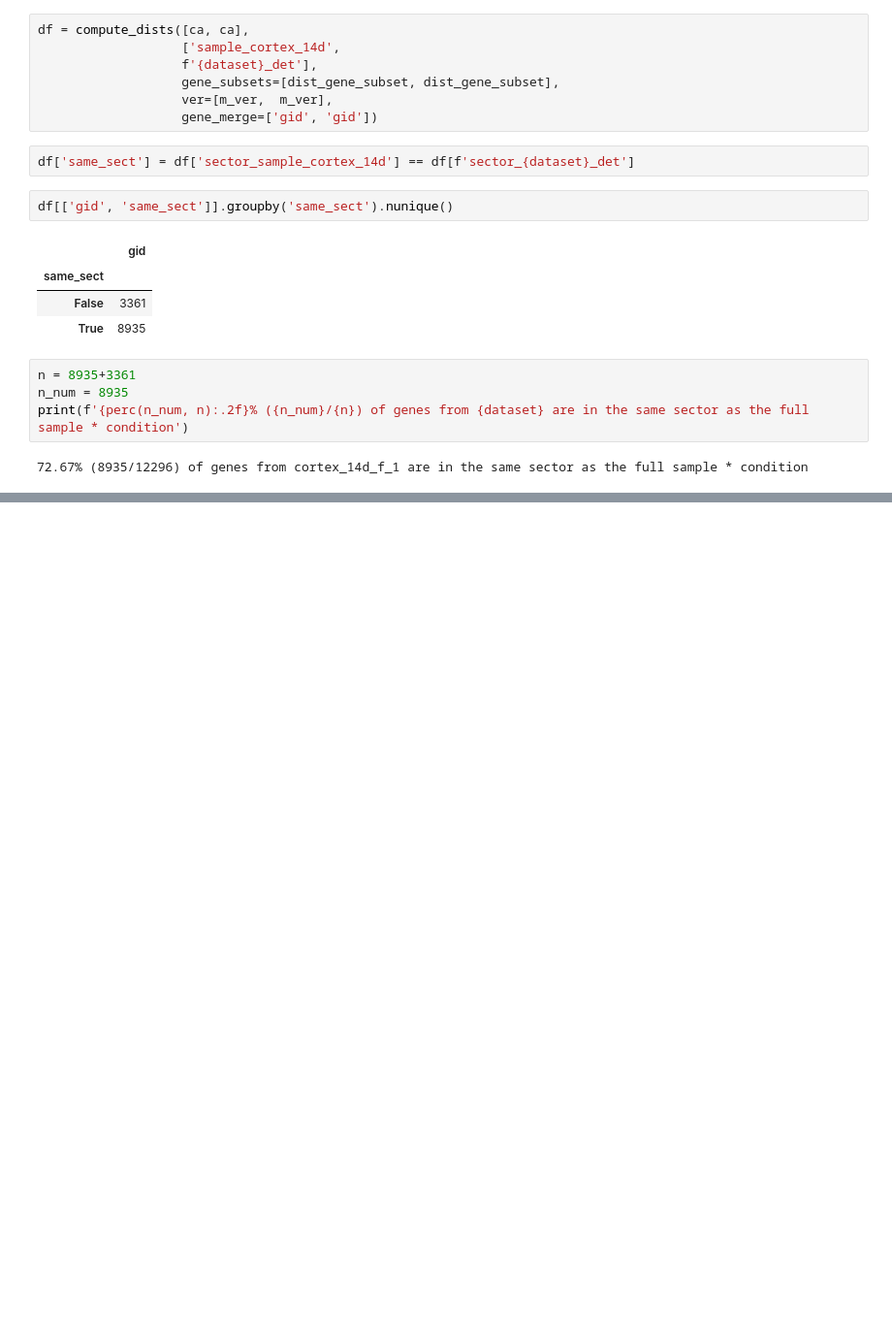
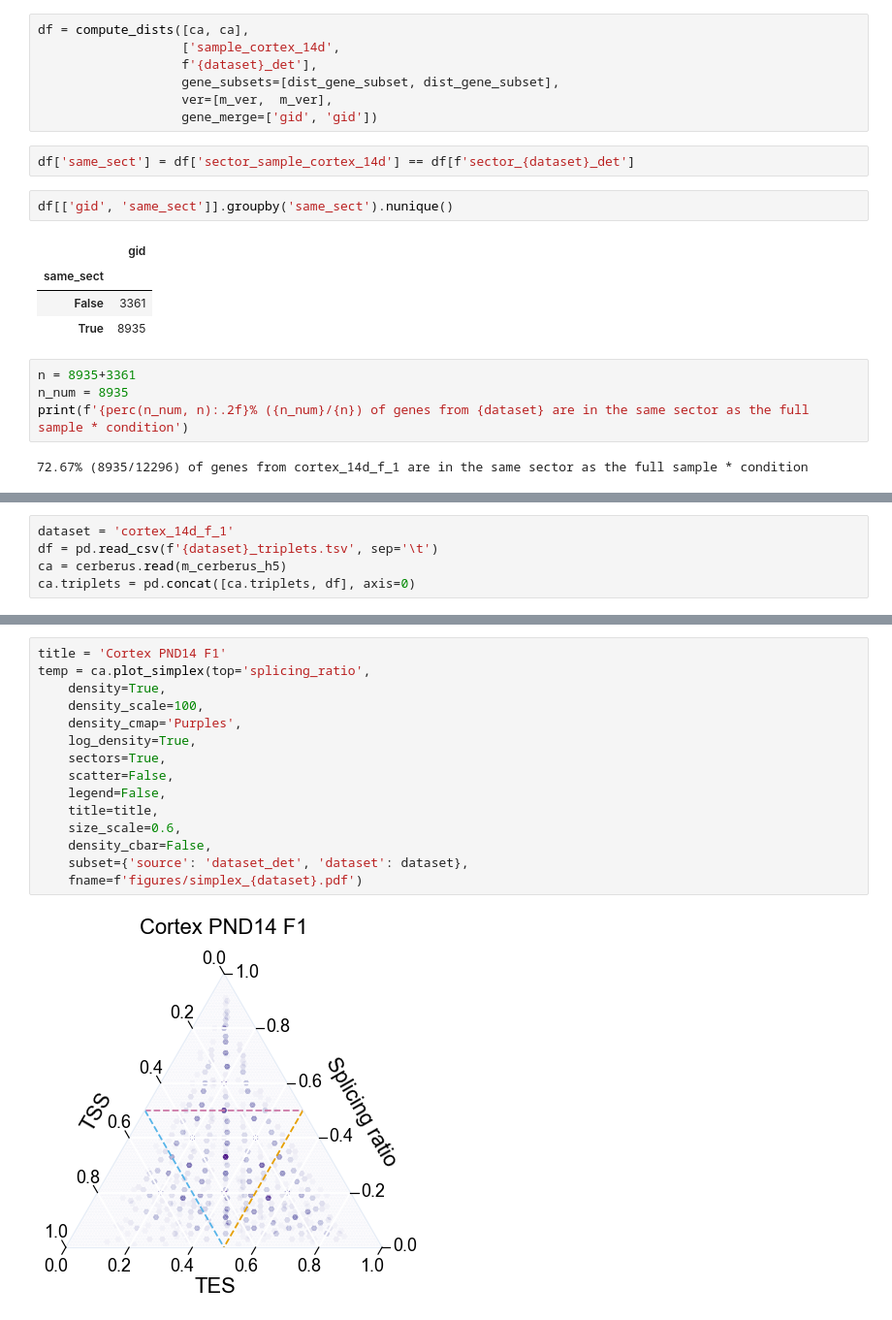
Before and after one commit to fairliereese/paper_rnawg, a Jupyter notebook: figures_revisions/revisions/cortex_14d_f_1_vs_all_brain.ipynb, the cells around one changed output, grey strips where cells are left out. Shown at 97% size. Saved outputs shown, nothing was run; the diff lists cells and outputs as text; blank space fills up the shorter version.

```diff
--- a/figures_revisions/revisions/cortex_14d_f_1_vs_all_brain.ipynb
+++ b/figures_revisions/revisions/cortex_14d_f_1_vs_all_brain.ipynb
@@ -842,0 +842,5 @@ print(f'{perc(n_num, n):.2f}% ({n_num}/{n}) of genes from {dataset} are in the s
+# %%
+dataset = 'cortex_14d_f_1'
+df = pd.read_csv(f'{dataset}_triplets.tsv', sep='\t')
+ca = cerberus.read(m_cerberus_h5)
+ca.triplets = pd.concat([ca.triplets, df], axis=0)
@@ -842,0 +856,17 @@ print(f'{perc(n_num, n):.2f}% ({n_num}/{n}) of genes from {dataset} are in the s
+# %%
+title = 'Cortex PND14 F1'
+temp = ca.plot_simplex(top='splicing_ratio',
+    density=True,
+    density_scale=100,
+    density_cmap='Purples',
+    log_density=True,
+    sectors=True,
+    scatter=False,
+    legend=False,
+    title=title,
+    size_scale=0.6,
+    density_cbar=False,
+    subset={'source': 'dataset_det', 'dataset': dataset},
+    fname=f'figures/simplex_{dataset}.pdf')
+# %% [output]
+[figure, added]
```
Also changed, not shown: parts of 6 cells of this notebook, 8 other files.
